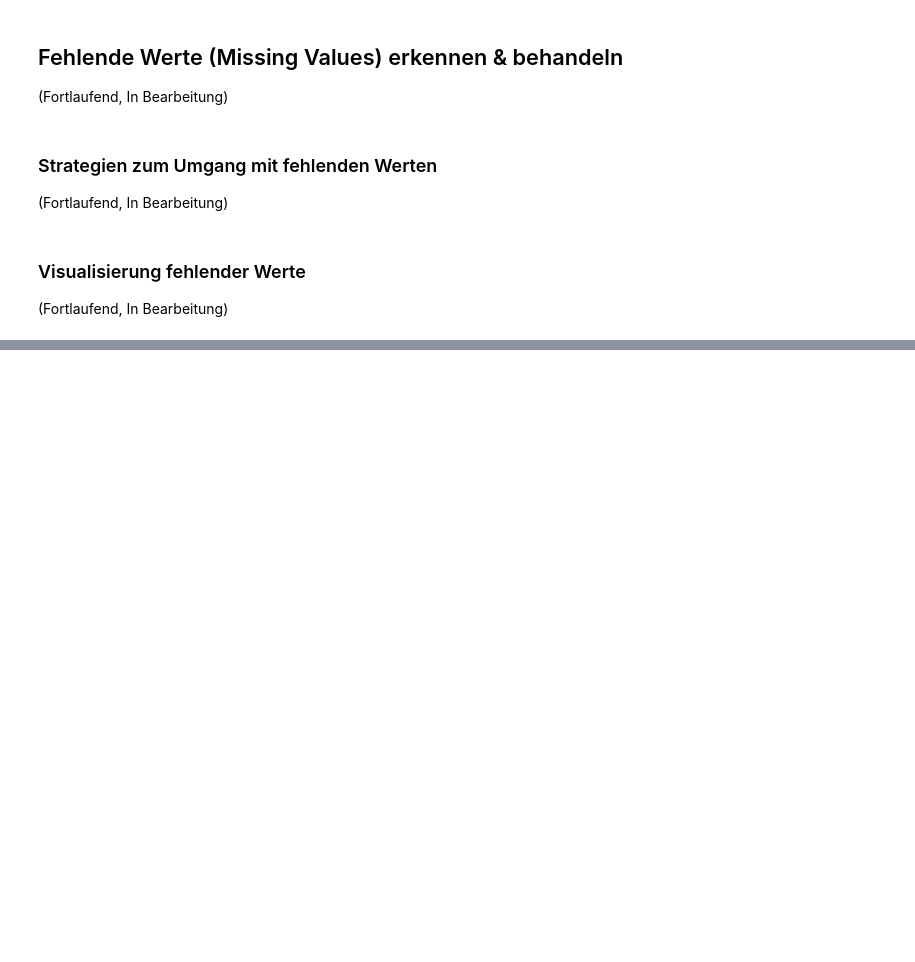
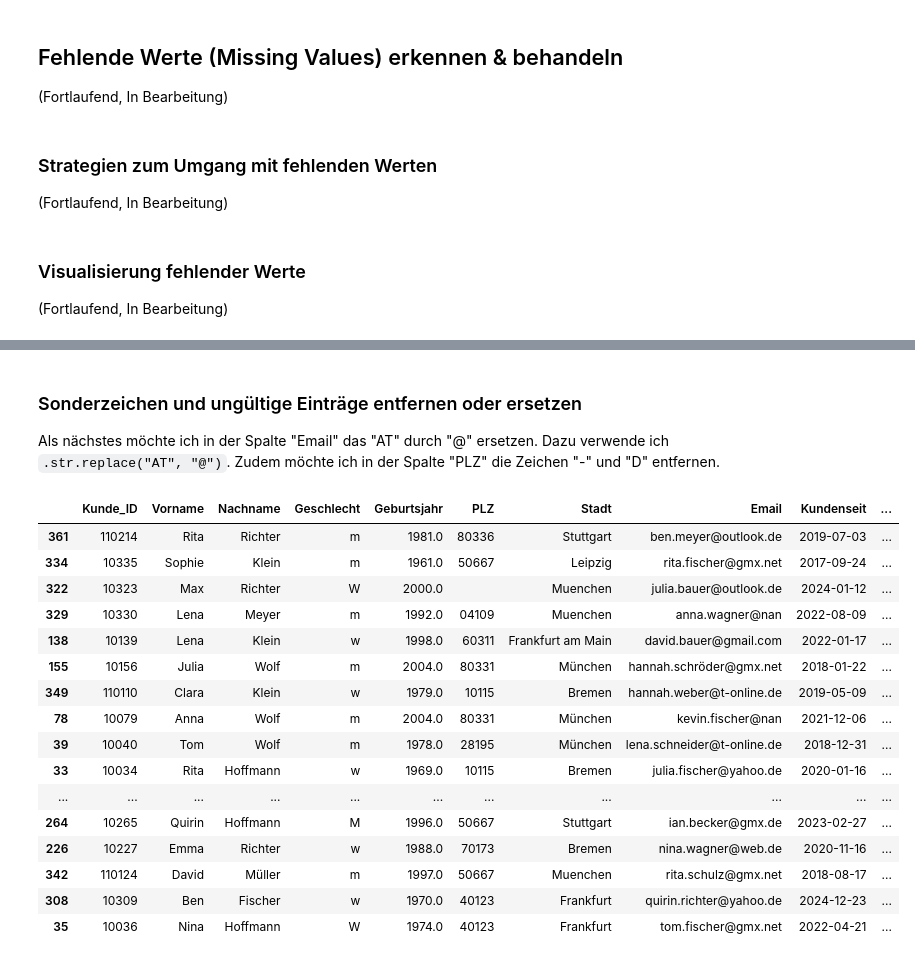
Before and after one commit to EikeSuemper/Meine-Lernreise-Aktuariat-QuantFinance, a Jupyter notebook: 01_Grundlagen/Python/Datenbereinigung.ipynb, the cells around one changed output, grey strips where cells are left out. Saved outputs shown, nothing was run; the diff lists cells and outputs as text; code cells hidden in the pictures; blank space fills up the shorter version.

```diff
--- a/01_Grundlagen/Python/Datenbereinigung.ipynb
+++ b/01_Grundlagen/Python/Datenbereinigung.ipynb
@@ -148,0 +215,5 @@ display(cat_summary)
+# %%
+df["Kategorie_letzter_Kauf"]  = df["Kategorie_letzter_Kauf"].str.title()
+df["Treuekarte"]              = df["Treuekarte"].str.title()
+df["Newsletter_Status"]       = df["Newsletter_Status"].str.title()
+df.sample(15)
@@ -148,0 +237,28 @@ display(cat_summary)
+# %% [markdown]
+### Sonderzeichen und ungültige Einträge entfernen oder ersetzen
+
+Als nächstes möchte ich in der Spalte "Email" das "AT" durch "@" ersetzen. Dazu verwende ich `.str.replace("AT", "@")`.
+Zudem möchte ich in der Spalte "PLZ" die Zeichen "-" und "D" entfernen.
+# %%
+df["Email"] = df["Email"].str.replace("AT", "@")
+df["PLZ"] = df["PLZ"].astype(str).str.replace(r"\D", "", regex=True)
+
+df.sample(20)
+# %% [output]
+|  | Kunde_ID | Vorname | Nachname | Geschlecht | Geburtsjahr | PLZ | Stadt | Email | Kundenseit | ... |
+| 361 | 110214 | Rita | Richter | m | 1981.0 | 80336 | Stuttgart | ben.meyer@outlook.de | 2019-07-03 | ... |
+| 334 | 10335 | Sophie | Klein | m | 1961.0 | 50667 | Leipzig | rita.fischer@gmx.net | 2017-09-24 | ... |
+| 322 | 10323 | Max | Richter | W | 2000.0 |  | Muenchen | julia.bauer@outlook.de | 2024-01-12 | ... |
+| 329 | 10330 | Lena | Meyer | m | 1992.0 | 04109 | Muenchen | anna.wagner@nan | 2022-08-09 | ... |
+| 138 | 10139 | Lena | Klein | w | 1998.0 | 60311 | Frankfurt am Main | david.bauer@gmail.com | 2022-01-17 | ... |
+| 155 | 10156 | Julia | Wolf | m | 2004.0 | 80331 | München | hannah.schröder@gmx.net | 2018-01-22 | ... |
+| 349 | 110110 | Clara | Klein | w | 1979.0 | 10115 | Bremen | hannah.weber@t-online.de | 2019-05-09 | ... |
+| 78 | 10079 | Anna | Wolf | m | 2004.0 | 80331 | München | kevin.fischer@nan | 2021-12-06 | ... |
+| 39 | 10040 | Tom | Wolf | m | 1978.0 | 28195 | München | lena.schneider@t-online.de | 2018-12-31 | ... |
+| 33 | 10034 | Rita | Hoffmann | w | 1969.0 | 10115 | Bremen | julia.fischer@yahoo.de | 2020-01-16 | ... |
+| ... | ... | ... | ... | ... | ... | ... | ... | ... | ... | ... |
+| 264 | 10265 | Quirin | Hoffmann | M | 1996.0 | 50667 | Stuttgart | ian.becker@gmx.de | 2023-02-27 | ... |
+| 226 | 10227 | Emma | Richter | w | 1988.0 | 70173 | Bremen | nina.wagner@web.de | 2020-11-16 | ... |
+| 342 | 110124 | David | Müller | m | 1997.0 | 50667 | Muenchen | rita.schulz@gmx.net | 2018-08-17 | ... |
+| 308 | 10309 | Ben | Fischer | w | 1970.0 | 40123 | Frankfurt | quirin.richter@yahoo.de | 2024-12-23 | ... |
+| 35 | 10036 | Nina | Hoffmann | W | 1974.0 | 40123 | Frankfurt | tom.fischer@gmx.net | 2022-04-21 | ... |
```
Also changed, not shown: parts of 11 cells of this notebook.
